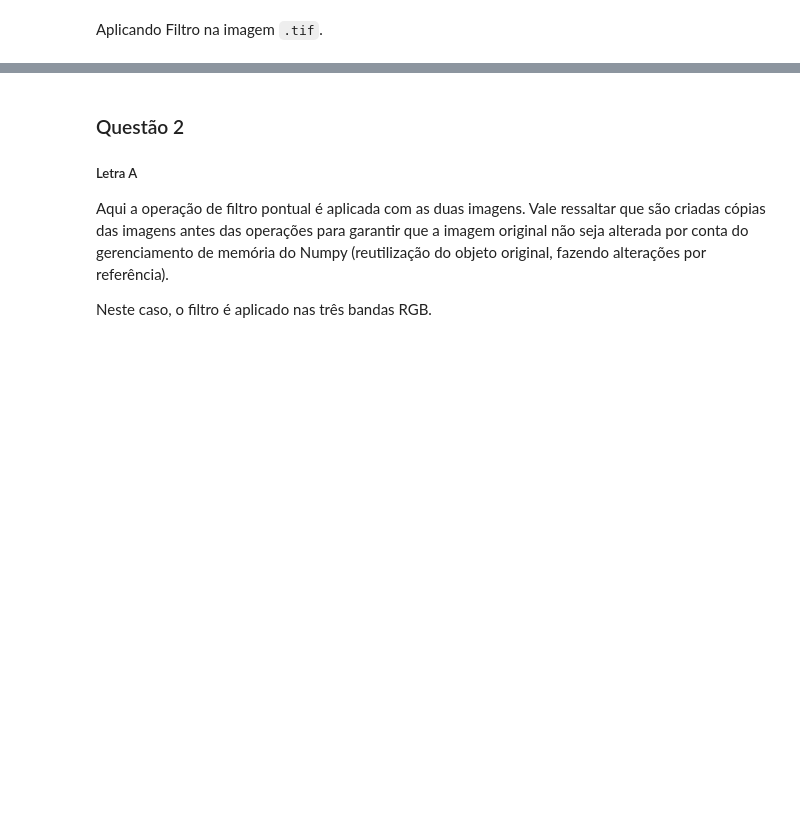
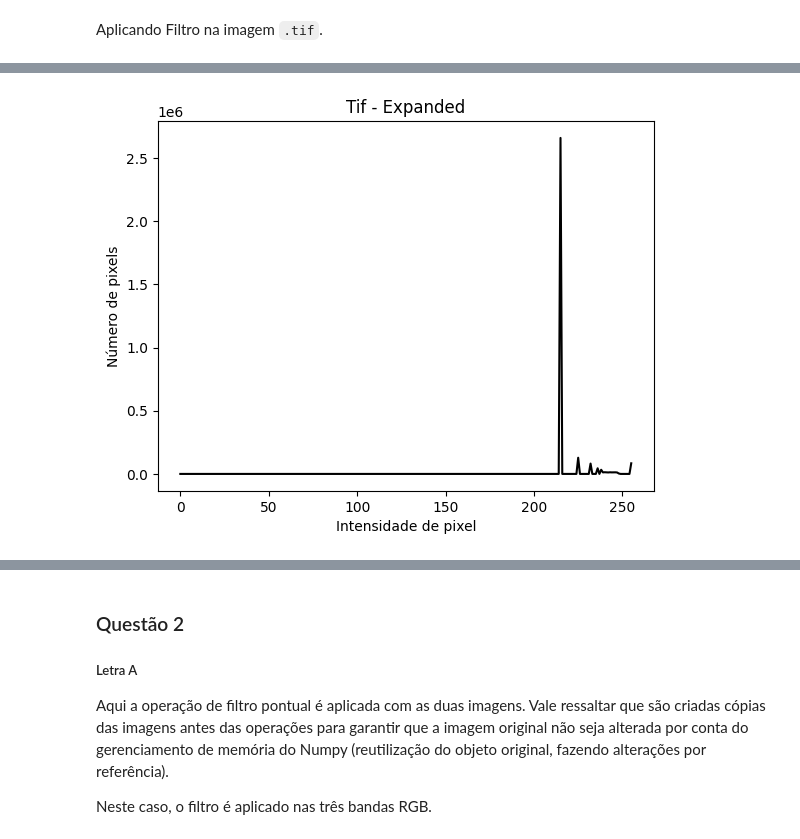
Before and after one commit to BarrosLucas/PracticeHomework, a Jupyter notebook: pdi.ipynb, the cells around one changed output, grey strips where cells are left out. Cells and saved outputs as stored; diff of their text form; code cells hidden in the pictures; blank space fills up the shorter version.

```diff
--- a/pdi.ipynb
+++ b/pdi.ipynb
@@ -357,0 +376,5 @@ save_image(applying_local_filter(mask, m, n, offset, imgTif.copy()), "results\qt
+# %%
+img = expand_histogram(img)
+plot_histogram(img, "Tif - Expanded")
+# %% [output]
+[figure, added]
```
Also changed, not shown: parts of 5 cells of this notebook.
